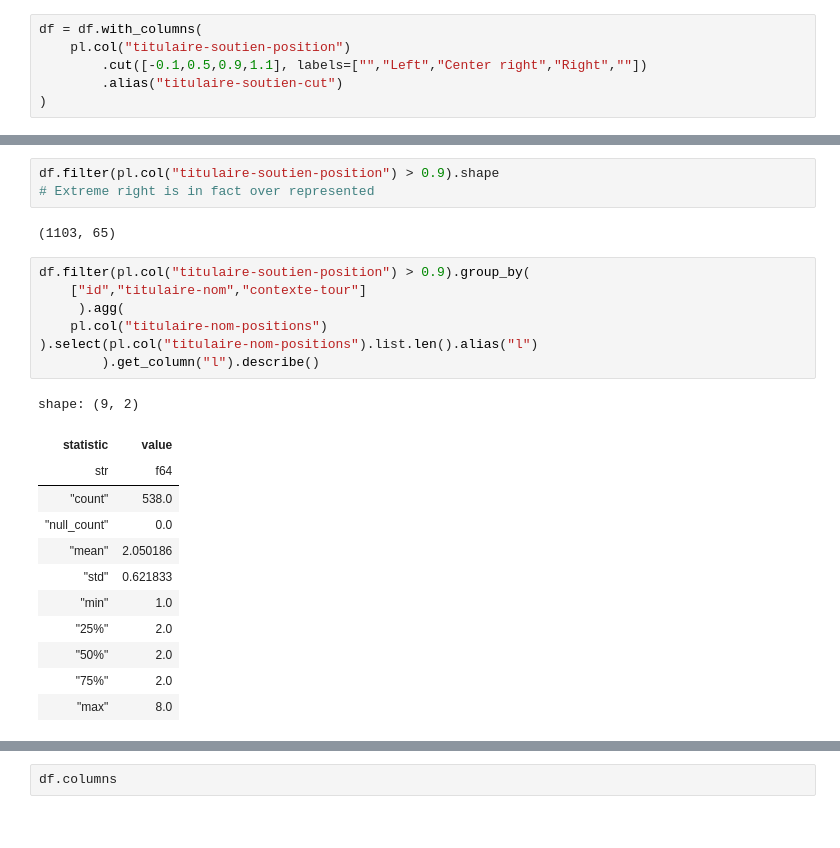
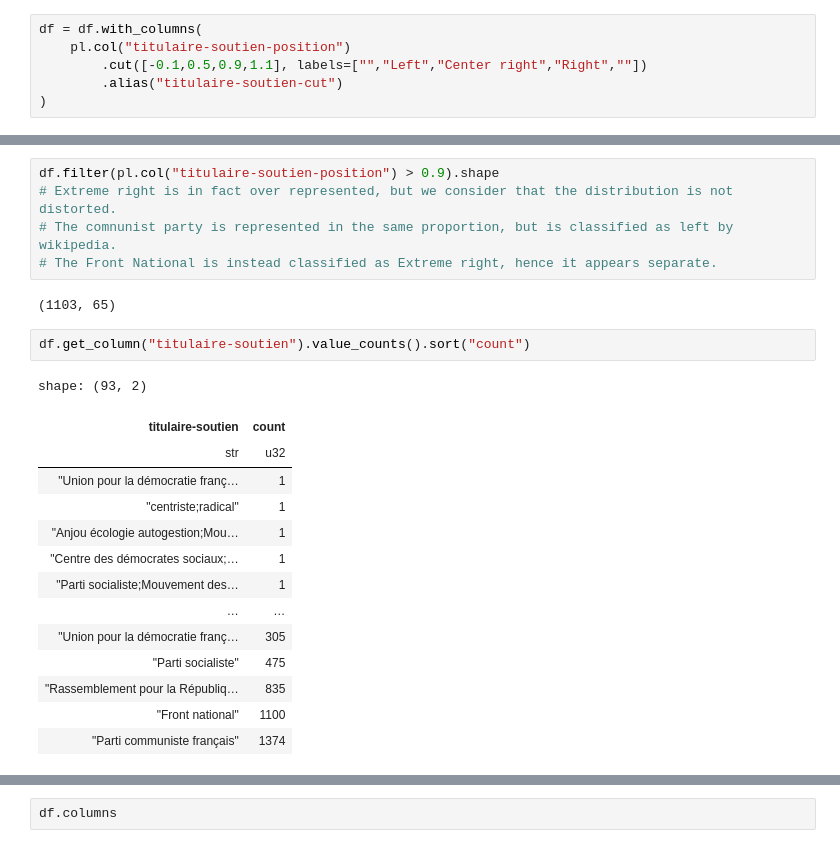
Before and after one commit to slithiaote/2026_NLP_project, a Jupyter notebook: Analysis.ipynb, the cells around one changed output, grey strips where cells are left out. Drawn from its saved outputs; the diff is of its cells as text.

```diff
--- a/Analysis.ipynb
+++ b/Analysis.ipynb
@@ -360,25 +377,24 @@ shape: (6, 3)
 # %%
 df.filter(pl.col("titulaire-soutien-position") > 0.9).shape
-# Extreme right is in fact over represented
+# Extreme right is in fact over represented, but we consider that the distribution is not distorted.
+# The comnunist party is represented in the same proportion, but is classified as left by wikipedia.
+# The Front National is instead classified as Extreme right, hence it appears separate.
 # %% [output]
 (1103, 65)
-# %%
-df.filter(pl.col("titulaire-soutien-position") > 0.9).group_by(
-    ["id","titulaire-nom","contexte-tour"]
-     ).agg(
-    pl.col("titulaire-nom-positions")
-).select(pl.col("titulaire-nom-positions").list.len().alias("l")
-        ).get_column("l").describe()
-# %% [output]
-shape: (9, 2)
-| statistic | value |
-| str | f64 |
-| "count" | 538.0 |
-| "null_count" | 0.0 |
-| "mean" | 2.050186 |
-| "std" | 0.621833 |
-| "min" | 1.0 |
-| "25%" | 2.0 |
-| "50%" | 2.0 |
-| "75%" | 2.0 |
-| "max" | 8.0 |
+# %%
+df.get_column("titulaire-soutien").value_counts().sort("count")
+# %% [output]
+shape: (93, 2)
+| titulaire-soutien | count |
+| str | u32 |
+| "Union pour la démocratie franç… | 1 |
+| "centriste;radical" | 1 |
+| "Anjou écologie autogestion;Mou… | 1 |
+| "Centre des démocrates sociaux;… | 1 |
+| "Parti socialiste;Mouvement des… | 1 |
+| … | … |
+| "Union pour la démocratie franç… | 305 |
+| "Parti socialiste" | 475 |
+| "Rassemblement pour la Républiq… | 835 |
+| "Front national" | 1100 |
+| "Parti communiste français" | 1374 |
```
Also changed, not shown: parts of 7 cells of this notebook.
